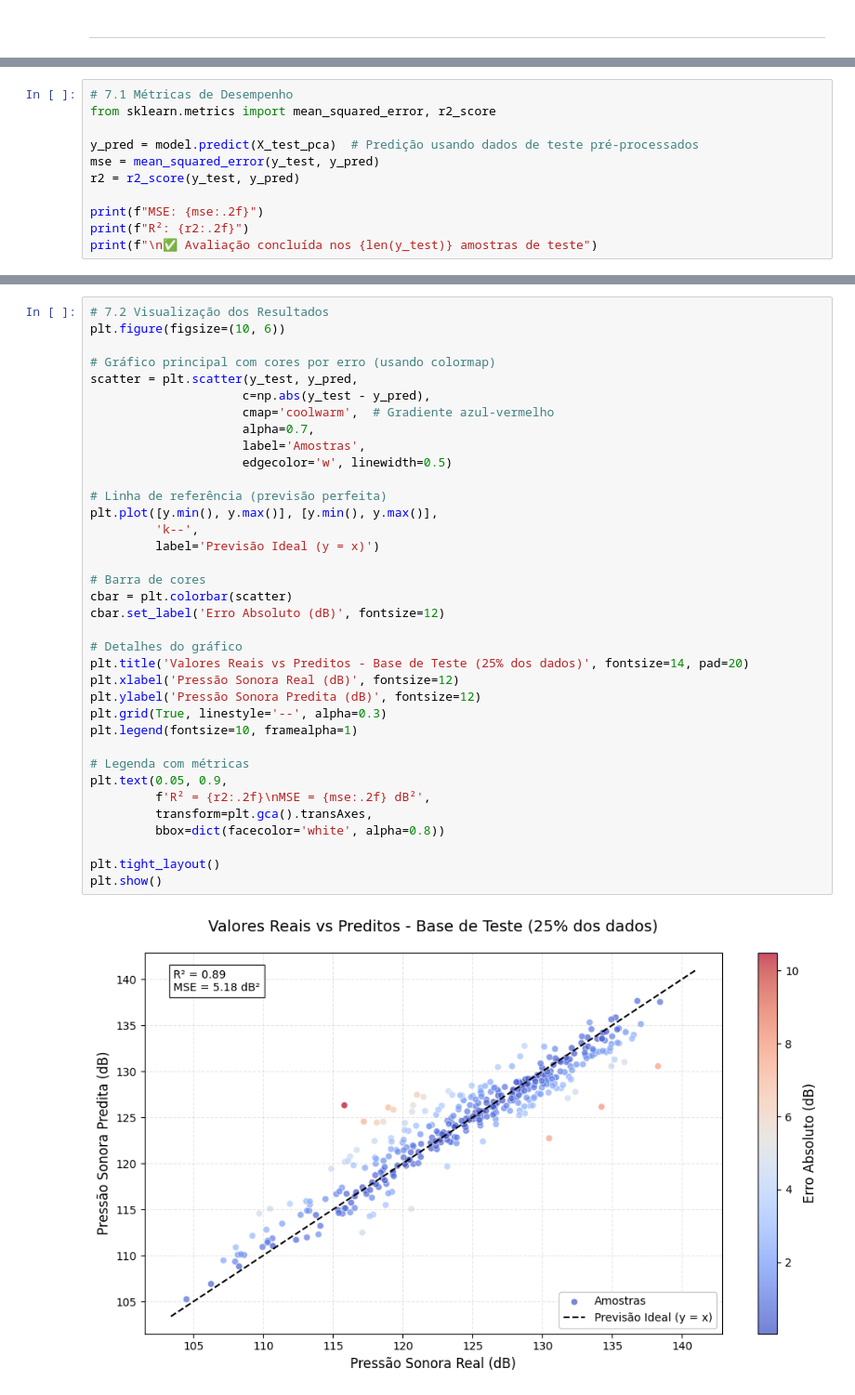
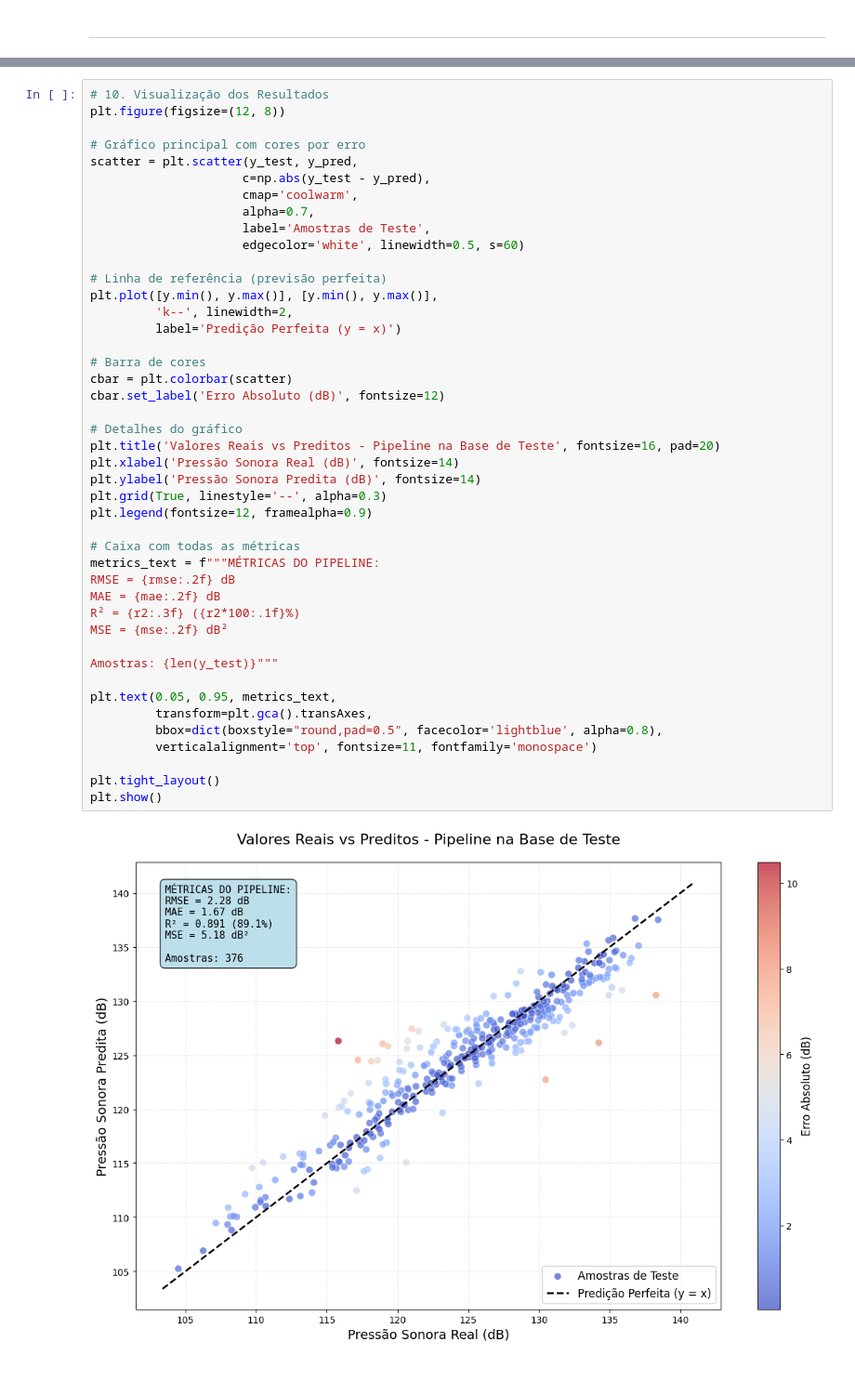
Before and after one commit to gloriadeitos/pucpr-machine-learning, a Jupyter notebook: nasa_airfoil_analysis.ipynb, the cells around one changed output, grey strips where cells are left out. Shown: that part at 93% size. Drawn from its saved outputs; the diff is of its cells as text.

```diff
--- a/nasa_airfoil_analysis.ipynb
+++ b/nasa_airfoil_analysis.ipynb
@@ -380,11 +430,0 @@ print("✅ Modelo treinado com sucesso!")
-# %%
-# 7.1 Métricas de Desempenho
-from sklearn.metrics import mean_squared_error, r2_score
-
-y_pred = model.predict(X_test_pca)  # Predição usando dados de teste pré-processados
-mse = mean_squared_error(y_test, y_pred)
-r2 = r2_score(y_test, y_pred)
-
-print(f"MSE: {mse:.2f}")
-print(f"R²: {r2:.2f}")
-print(f"\n✅ Avaliação concluída nos {len(y_test)} amostras de teste")
@@ -410,38 +497,46 @@ Este gráfico compara as previsões do modelo (eixo Y) com os valores reais medi
 # %%
-# 7.2 Visualização dos Resultados
-plt.figure(figsize=(10, 6))
+# 10. Visualização dos Resultados
+plt.figure(figsize=(12, 8))
 
-# Gráfico principal com cores por erro (usando colormap)
+# Gráfico principal com cores por erro
 scatter = plt.scatter(y_test, y_pred,
                      c=np.abs(y_test - y_pred),
-                     cmap='coolwarm',  # Gradiente azul-vermelho
+                     cmap='coolwarm',
                      alpha=0.7,
-                     label='Amostras',
-                     edgecolor='w', linewidth=0.5)
+                     label='Amostras de Teste',
+                     edgecolor='white', linewidth=0.5, s=60)
 
 # Linha de referência (previsão perfeita)
 plt.plot([y.min(), y.max()], [y.min(), y.max()],
-         'k--',
-         label='Previsão Ideal (y = x)')
+         'k--', linewidth=2,
+         label='Predição Perfeita (y = x)')
 
 # Barra de cores
 cbar = plt.colorbar(scatter)
 cbar.set_label('Erro Absoluto (dB)', fontsize=12)
 
 # Detalhes do gráfico
-plt.title('Valores Reais vs Preditos - Base de Teste (25% dos dados)', fontsize=14, pad=20)
-plt.xlabel('Pressão Sonora Real (dB)', fontsize=12)
-plt.ylabel('Pressão Sonora Predita (dB)', fontsize=12)
+plt.title('Valores Reais vs Preditos - Pipeline na Base de Teste', fontsize=16, pad=20)
+plt.xlabel('Pressão Sonora Real (dB)', fontsize=14)
+plt.ylabel('Pressão Sonora Predita (dB)', fontsize=14)
 plt.grid(True, linestyle='--', alpha=0.3)
-plt.legend(fontsize=10, framealpha=1)
+plt.legend(fontsize=12, framealpha=0.9)
 
-# Legenda com métricas
-plt.text(0.05, 0.9,
-         f'R² = {r2:.2f}\nMSE = {mse:.2f} dB²',
+# Caixa com todas as métricas
+metrics_text = f"""MÉTRICAS DO PIPELINE:
+RMSE = {rmse:.2f} dB
+MAE = {mae:.2f} dB
+R² = {r2:.3f} ({r2*100:.1f}%)
+MSE = {mse:.2f} dB²
+
+Amostras: {len(y_test)}"""
+
+plt.text(0.05, 0.95, metrics_text,
          transform=plt.gca().transAxes,
-         bbox=dict(facecolor='white', alpha=0.8))
+         bbox=dict(boxstyle="round,pad=0.5", facecolor='lightblue', alpha=0.8),
+         verticalalignment='top', fontsize=11, fontfamily='monospace')
 
 plt.tight_layout()
 plt.show()
 # %% [output]
-[figure, old version]
+[figure, new version]
```
Also changed, not shown: parts of 33 cells of this notebook.
